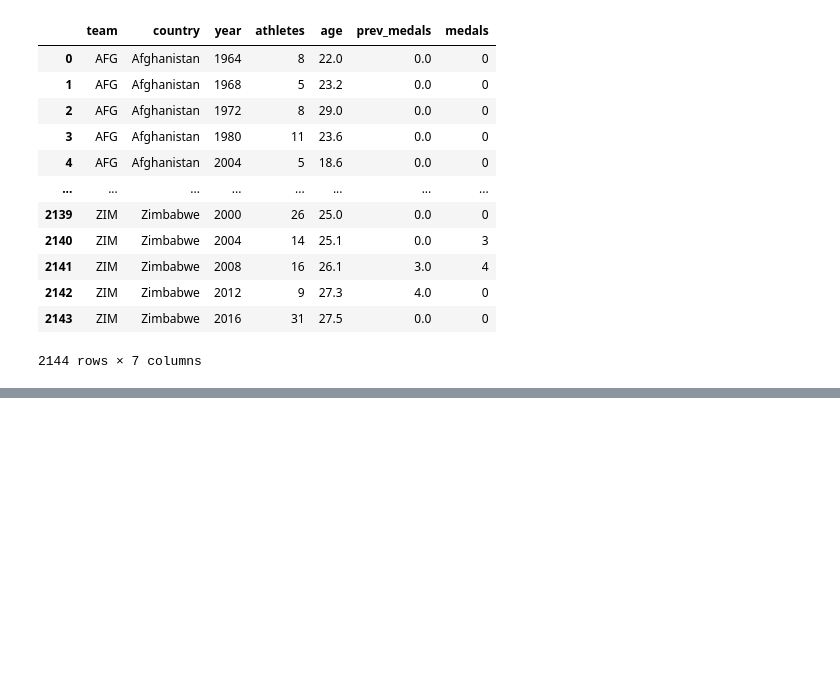
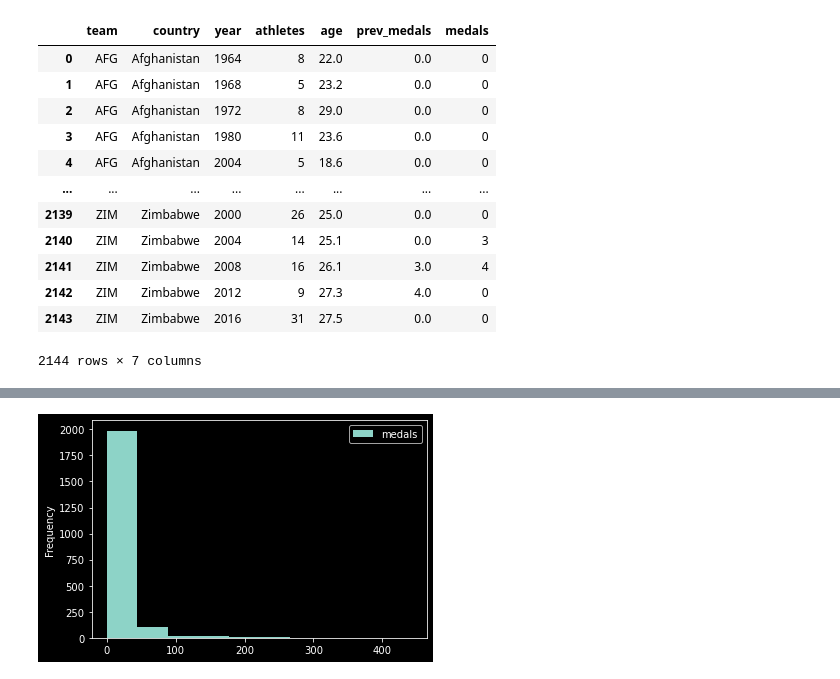
Before and after one commit to TelRich/Machine_Learning, a Jupyter notebook: team.ipynb, the cells around one changed output, grey strips where cells are left out. Cells and saved outputs as stored; diff of their text form; code cells hidden in the pictures; blank space fills up the shorter version.

```diff
--- a/team.ipynb
+++ b/team.ipynb
@@ -20,0 +49,4 @@ teams
+# %%
+teams.plot.hist(y="medals");
+# %% [output]
+[figure, added]
```
Also changed, not shown: parts of 29 cells of this notebook.
